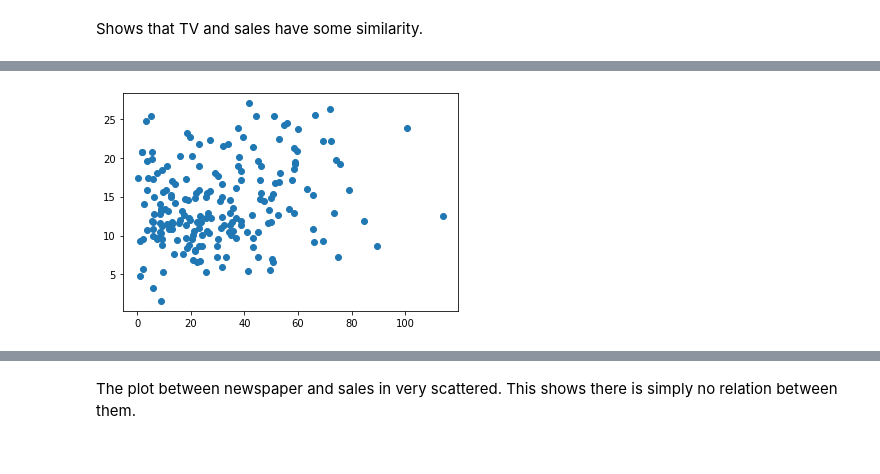
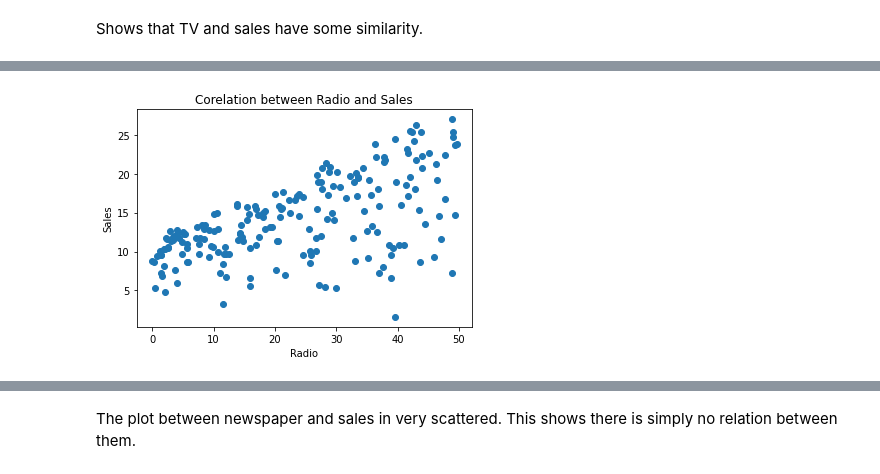
Before and after one commit to archita-at/Data-Science-and-Machine-Learning, a Jupyter notebook: Linear Regression/Linear_Regression_Advertising_Data.ipynb, the cells around one changed output, grey strips where cells are left out. Drawn from its saved outputs; the diff is of its cells as text; code cells hidden in the pictures.

```diff
--- a/Linear Regression/Linear_Regression_Advertising_Data.ipynb
+++ b/Linear Regression/Linear_Regression_Advertising_Data.ipynb
@@ -286,5 +285,8 @@ plt.show()
-# %%
-plt.scatter(df['newspaper'],df['sales'])
-plt.show()
-# %% [output]
-[figure, removed]
+# %%
+plt.scatter(df['radio'],df['sales'])
+plt.xlabel("Radio") #set label of x-axis
+plt.ylabel("Sales") #set label of y-axis
+plt.title("Corelation between Radio and Sales") #set title of the plot
+plt.show()
+# %% [output]
+[figure, added]
```
Also changed, not shown: parts of 7 cells of this notebook.
